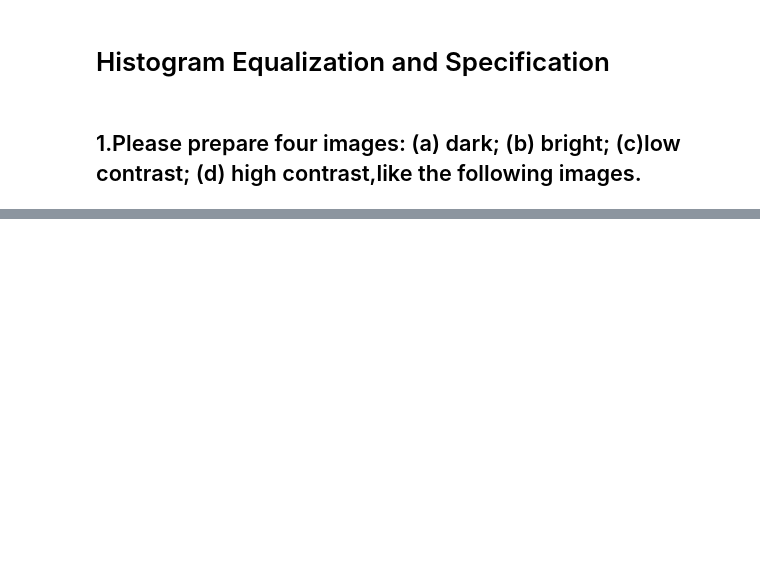
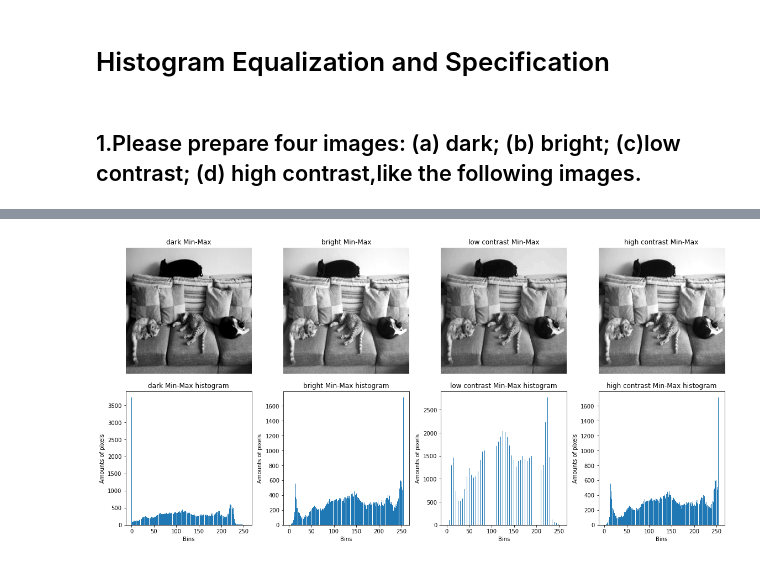
Before and after one commit to denpo1022/Histogram-Equalization-and-Specification, a Jupyter notebook: main.ipynb, the cells around one changed output, grey strips where cells are left out. Drawn from its saved outputs; the diff is of its cells as text; code cells hidden in the pictures; blank space fills up the shorter version.

```diff
--- a/main.ipynb
+++ b/main.ipynb
@@ -49,0 +148,82 @@ plt.show()
+# %%
+# make a copy for each images
+minmax_dark = dark.copy()
+minmax_bright = bright.copy()
+minmax_low_con = low_con.copy()
+minmax_high_con = high_con.copy()
+
+# get the minimum and maximum pixel value for each images
+min_dark, max_dark = np.min(dark), np.max(dark)
+min_bright, max_bright = np.min(bright), np.max(bright)
+min_low_con, max_low_con = np.min(low_con), np.max(low_con)
+min_high_con, max_high_con = np.min(high_con), np.max(high_con)
+
+# Loop over the images and apply Min-Max formulae
+for i in range(base.shape[0]):
+    for j in range(base.shape[1]):
+        minmax_dark[i,j] = 255 * (dark[i,j] - min_dark) / (max_dark - min_dark)
+        minmax_bright[i,j] = 255 * (bright[i,j] - min_bright) / (max_bright - min_bright)
+        minmax_low_con[i,j] = 255 * (low_con[i,j] - min_low_con) / (max_low_con - min_low_con)
+        minmax_high_con[i,j] = 255 * (high_con[i,j] - min_high_con) / (max_high_con - min_high_con)
+# %%
+# apply side-by-side image display
+plt.figure(num='four_cats_MinMax', figsize=(16,8))
+
+# dark image subplot
+plt.subplot(2, 4, 1)
+plt.title('dark Min-Max')
+plt.imshow(minmax_dark, cmap='gray', vmin=0, vmax=255)
+plt.axis('off')
+
+# bright image subplot
+plt.subplot(2, 4, 2)
+plt.title('bright Min-Max')
+plt.imshow(minmax_bright, cmap='gray', vmin=0, vmax=255)
+plt.axis('off')
+
+# low contrast image subplot
+plt.subplot(2, 4, 3)
+plt.title('low contrast Min-Max')
+plt.imshow(minmax_low_con, cmap='gray', vmin=0, vmax=255)
+plt.axis('off')
+
+# high contrast image subplot
+plt.subplot(2, 4, 4)
+plt.title('high contrast Min-Max')
+plt.imshow(minmax_high_con, cmap='gray', vmin=0, vmax=255)
+plt.axis('off')
+
+# dark image histogram
+plt.subplot(2, 4, 5)
+plt.hist(minmax_dark.flatten(), bins=256)
+plt.title('dark Min-Max histogram')
+plt.xlabel('Bins')
+plt.ylabel('Amounts of pixels')
+
+# bright image histogram
+plt.subplot(2, 4, 6)
+plt.hist(minmax_bright.flatten(), bins=256)
+plt.title('bright Min-Max histogram')
+plt.xlabel('Bins')
+plt.ylabel('Amounts of pixels')
+
+# low contrast image histogram
+plt.subplot(2, 4, 7)
+plt.hist(minmax_low_con.flatten(), bins=256)
+plt.title('low contrast Min-Max histogram')
+plt.xlabel('Bins')
+plt.ylabel('Amounts of pixels')
+
+# high contrast image histogram
+plt.subplot(2, 4, 8)
+plt.hist(minmax_high_con.flatten(), bins=256)
+plt.title('high contrast Min-Max histogram')
+plt.xlabel('Bins')
+plt.ylabel('Amounts of pixels')
+
+# avoid histogram ylabel overlap with the neighbor plot
+plt.tight_layout()
+
+plt.show()
+# %% [output]
+[figure, added]
```
Also changed, not shown: parts of 21 cells of this notebook, 3 other files.
